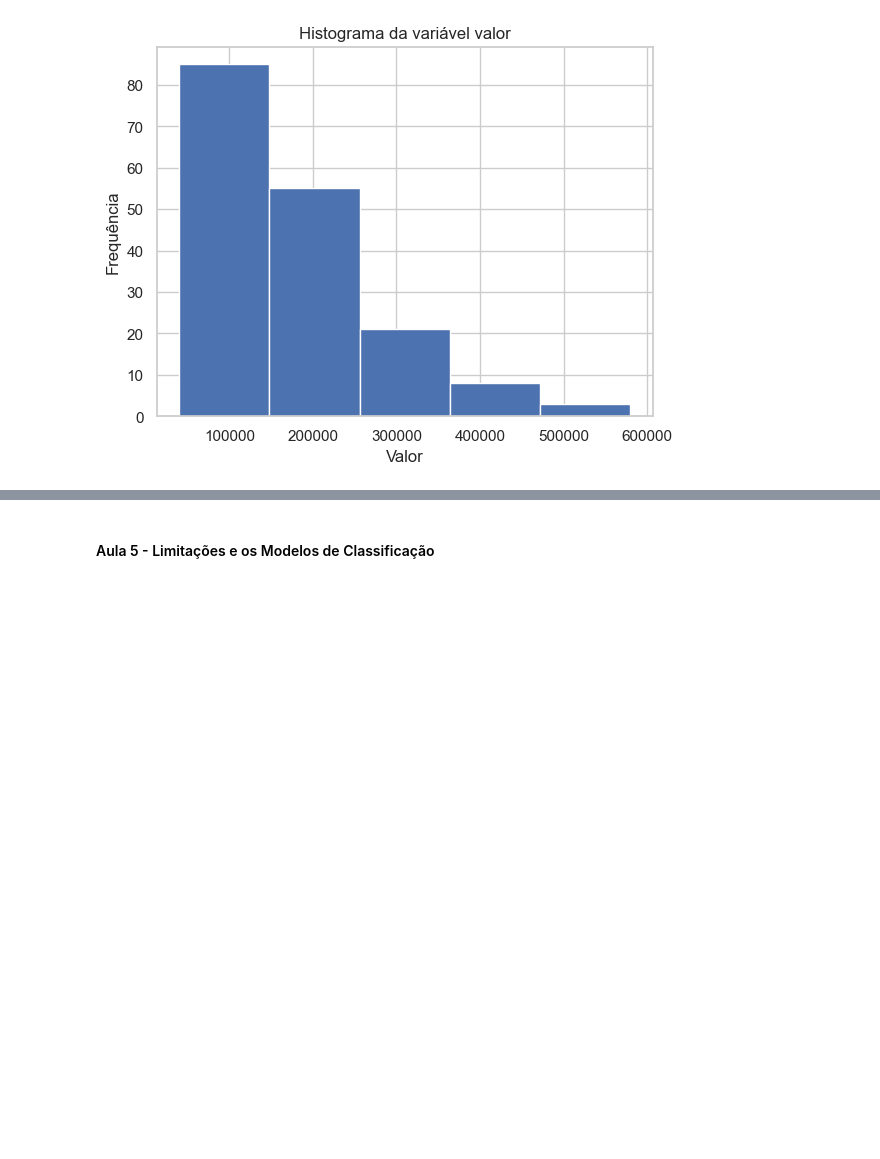
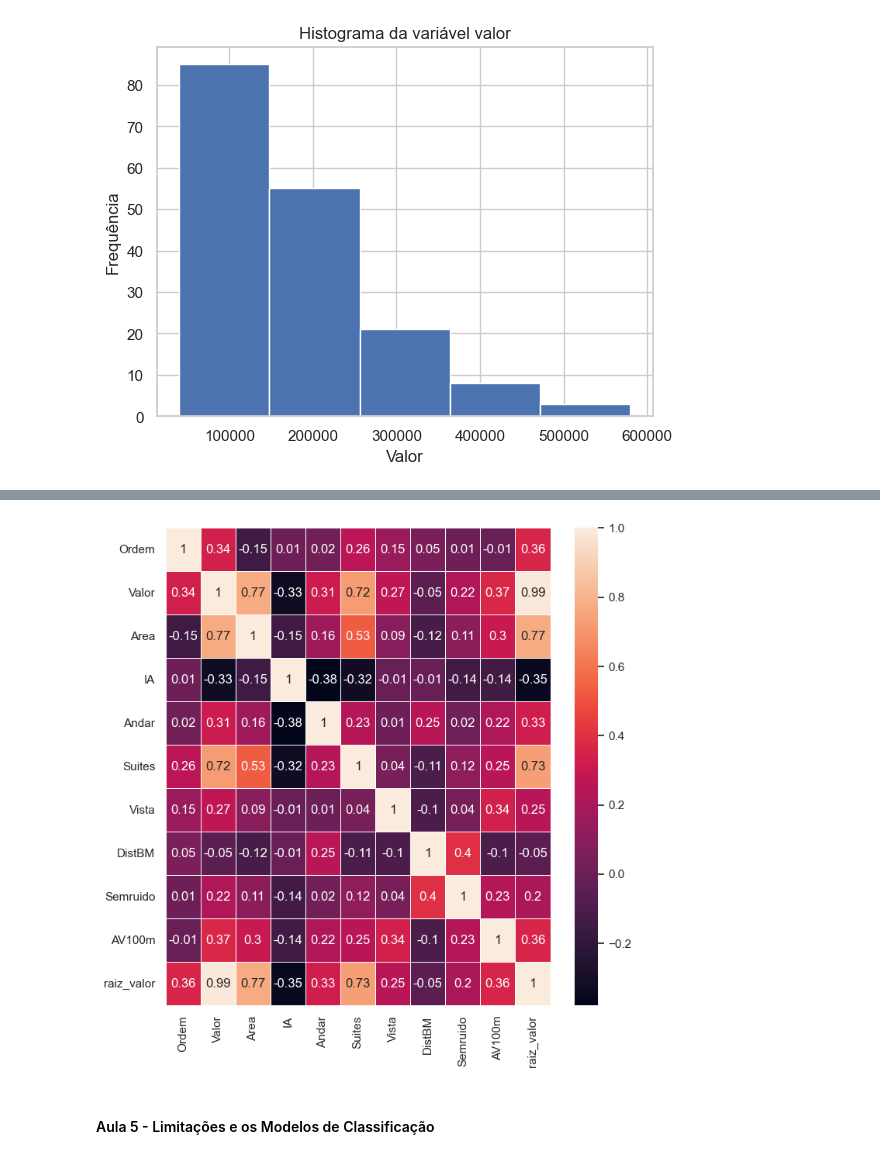
Before and after one commit to RicardViana/fiap-Machine-Learning-and-Time-Series, a Jupyter notebook: machine_learning_com_python.ipynb, the cells around one changed output, grey strips where cells are left out. Drawn from its saved outputs; the diff is of its cells as text; code cells hidden in the pictures; blank space fills up the shorter version.

```diff
--- a/machine_learning_com_python.ipynb
+++ b/machine_learning_com_python.ipynb
@@ -1410,2 +1517,66 @@ plt.show()
+# %%
+"""
+
+Imagine que o .corr() é um detetive que investiga o "relacionamento" entre todas as "pistas" numéricas do seu conjunto de dados.
+
+O processo que ele segue pode ser dividido nestes passos:
+
+Passo 1: Filtro das Colunas Numéricas
+A primeira coisa que o .corr() faz é ignorar todas as colunas que não são numéricas. Colunas com texto (como nomes de bairros), datas ou
+outros tipos de objetos são completamente descartadas para este cálculo. Ele só consegue investigar a relação entre números.
+
+Passo 2: Tratamento de Dados Faltantes (NaN)
+Se houver células vazias (NaN) em suas colunas numéricas, o .corr() precisa decidir o que fazer. O comportamento padrão (pairwise) é o seguinte: para cada
+par de colunas que ele está analisando (ex: 'Area' e 'Valor'), ele ignora apenas as linhas em que pelo menos uma dessas duas colunas tem um valor faltando.
+
+Passo 3: A Escolha do Método de Correlação (Pearson, o Padrão)
+Por padrão, o método usado é a Correlação de Pearson. Este é o tipo mais comum de correlação e mede a força e a direção de uma relação linear entre duas variáveis.
+
+É crucial lembrar da palavra linear: o método de Pearson procura por relações que podem ser bem representadas por uma linha reta.
+
+Passo 4: O Cálculo Matemático (Para Cada Par de Colunas)
+Este é o coração do processo. Para cada par possível de colunas numéricas (ex: 'Area' e 'Valor'), o Pandas executa os seguintes cálculos:
+
+a) Calcular a Média de Cada Coluna: Ele encontra o valor médio da 'Area' e o valor médio do 'Valor'.
+
+b) Calcular os Desvios de Cada Ponto: Para cada imóvel, ele verifica o quão longe o seu valor de 'Area' está da média de 'Area', e o quão longe o seu 'Valor'
+está da média de 'Valor'.
+
+c) Calcular a Covariância: A covariância mede como os desvios das duas colunas se comportam juntos.
+
+Se, na maioria das vezes, quando a 'Area' está acima da sua média, o 'Valor' também está acima da sua média (e vice-versa), a covariância será positiva.
+Se, quando a 'Area' está acima da sua média, o 'Valor' tende a estar abaixo da sua média, a covariância será negativa.
+
+d) Normalizar para Obter a Correlação: O problema da covariância é que seus valores não têm um limite (pode ser 500 ou 8.000.000), o que a
+torna difícil de interpretar. Para resolver isso, o valor da covariância é normalizado, ou seja, dividido pelo produto dos desvios padrão de cada uma das duas colunas.
+
+Esse passo final garante que o resultado, o coeficiente de correlação, seja sempre um número entre -1 e +1, facilitando a interpretação.
+
+Passo 5: Montagem da Matriz de Correlação
+Depois de calcular esse coeficiente de correlação para todos os pares possíveis de colunas, o Pandas organiza os resultados em uma
+tabela quadrada, que é a matriz de correlação.
+
+As linhas e colunas dessa matriz são os nomes das suas colunas numéricas.
+A diagonal principal será sempre 1.0, pois uma variável tem uma correlação linear perfeita consigo mesma.
+A matriz é simétrica: a correlação entre 'Area' e 'Valor' é a mesma que entre 'Valor' e 'Area'.
+
+
+Estatística: análise de correlação usando Python e R
+https://medium.com/omixdata/estat%C3%ADstica-an%C3%A1lise-de-correla%C3%A7%C3%A3o-usando-python-e-r-d68611511b5a
+
+Estatística para Seleção de Atributos
+https://medium.com/data-hackers/estat%C3%ADstica-para-sele%C3%A7%C3%A3o-de-atributos-81bdc274dd2c
+
+"""
+
+# Criar um grafico de hitmap --> correlação
+
+correlation_matrix =imoveis.corr().round(2)
+
+fig, ax = plt.subplots(figsize=(8,8))
+sns.heatmap(data=correlation_matrix, annot=True, linewidths=.5, ax=ax)
+plt.show()
+# %% [output]
+[figure, added]
 # %% [markdown]
 #### Aula 5 - Limitações e os Modelos de Classificação
```
Also changed, not shown: parts of 5 cells of this notebook.
